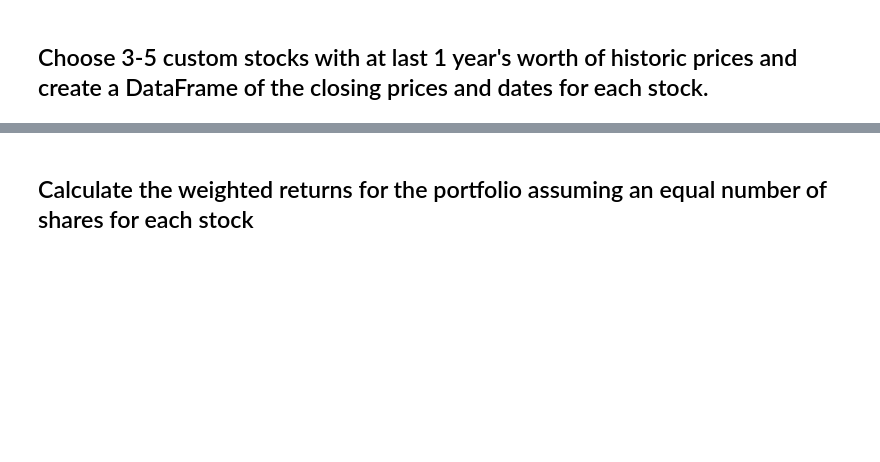
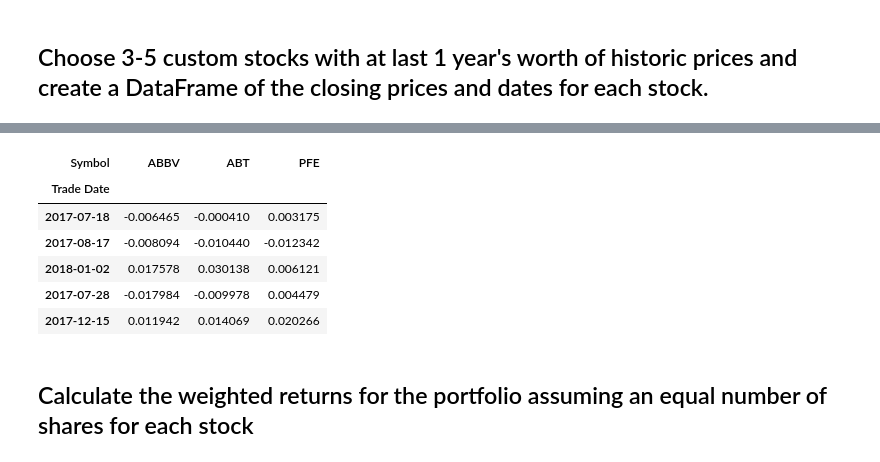
Before and after one commit to eyva19/Portfolio_perfomance_assessment, a Jupyter notebook: whale_analysis.ipynb, the cells around one changed output, grey strips where cells are left out. Saved outputs shown, nothing was run; the diff lists cells and outputs as text; code cells hidden in the pictures; blank space fills up the shorter version.

```diff
--- a/whale_analysis.ipynb
+++ b/whale_analysis.ipynb
@@ -541,9 +541,20 @@ aap_df_pivot.head(3)
 # %%
 # Calculate daily returns
+aap_daily_return = aap_df_pivot.pct_change()
 
 # Drop NAs
+aap_daily_return = aap_daily_return.dropna()
 
 # Display sample data
+aap_daily_return.sample(5)
+# %% [output]
+| Symbol | ABBV | ABT | PFE |
+| Trade Date |  |  |  |
+| 2017-07-18 | -0.006465 | -0.000410 | 0.003175 |
+| 2017-08-17 | -0.008094 | -0.010440 | -0.012342 |
+| 2018-01-02 | 0.017578 | 0.030138 | 0.006121 |
+| 2017-07-28 | -0.017984 | -0.009978 | 0.004479 |
+| 2017-12-15 | 0.011942 | 0.014069 | 0.020266 |
 # %% [markdown]
 ## Calculate the weighted returns for the portfolio assuming an equal number of shares for each stock
 # %%
```
Also changed, not shown: parts of 8 cells of this notebook, 3 other files.
